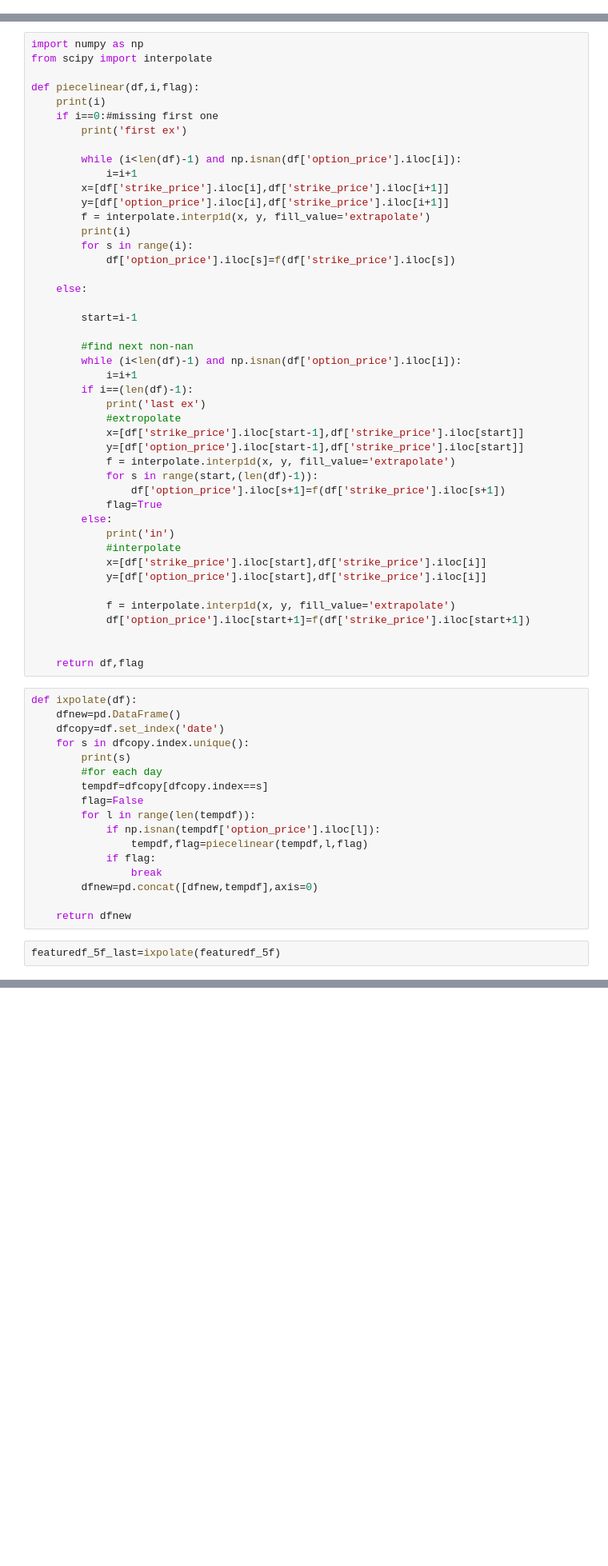
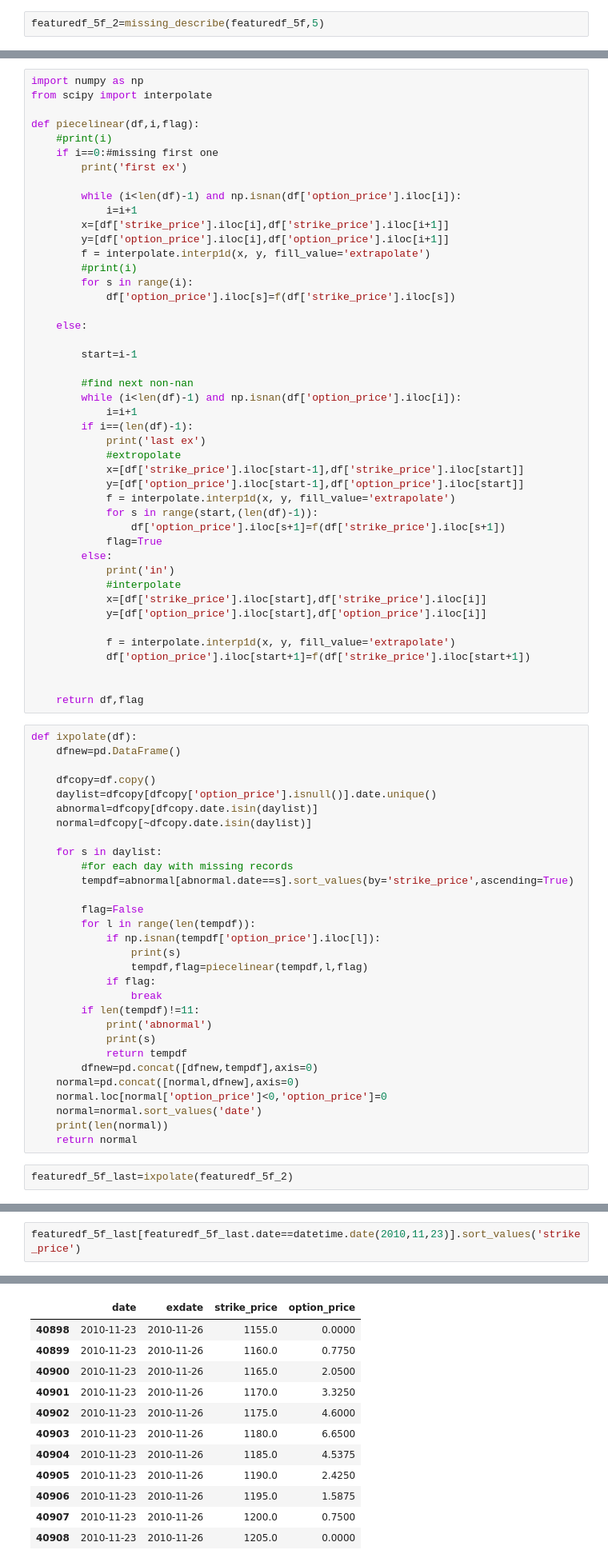
Before and after one commit to spencerljx/Volatility-Prediction, a Jupyter notebook: feature_engine.ipynb, the cells around one changed output, grey strips where cells are left out. Shown at 80% size. Drawn from its saved outputs; the diff is of its cells as text; blank space fills up the shorter version.

```diff
--- a/feature_engine.ipynb
+++ b/feature_engine.ipynb
@@ -184,0 +276,2 @@ the number of missing option price are 27016 in total
+# %%
+featuredf_5f_2=missing_describe(featuredf_5f,5)
@@ -189,16 +318,16 @@ import numpy as np
 from scipy import interpolate
 
 def piecelinear(df,i,flag):
-    print(i)
+    #print(i)
     if i==0:#missing first one
         print('first ex')
 
         while (i<len(df)-1) and np.isnan(df['option_price'].iloc[i]):
             i=i+1
         x=[df['strike_price'].iloc[i],df['strike_price'].iloc[i+1]]
-        y=[df['option_price'].iloc[i],df['strike_price'].iloc[i+1]]
+        y=[df['option_price'].iloc[i],df['option_price'].iloc[i+1]]
         f = interpolate.interp1d(x, y, fill_value='extrapolate')
-        print(i)
+        #print(i)
         for s in range(i):
             df['option_price'].iloc[s]=f(df['strike_price'].iloc[s])
 
@@ -213,7 +342,7 @@ def piecelinear(df,i,flag):
             print('last ex')
             #extropolate
             x=[df['strike_price'].iloc[start-1],df['strike_price'].iloc[start]]
-            y=[df['option_price'].iloc[start-1],df['strike_price'].iloc[start]]
+            y=[df['option_price'].iloc[start-1],df['option_price'].iloc[start]]
             f = interpolate.interp1d(x, y, fill_value='extrapolate')
             for s in range(start,(len(df)-1)):
                 df['option_price'].iloc[s+1]=f(df['strike_price'].iloc[s+1])
@@ -222,7 +351,7 @@ def piecelinear(df,i,flag):
             print('in')
             #interpolate
             x=[df['strike_price'].iloc[start],df['strike_price'].iloc[i]]
-            y=[df['option_price'].iloc[start],df['strike_price'].iloc[i]]
+            y=[df['option_price'].iloc[start],df['option_price'].iloc[i]]
 
             f = interpolate.interp1d(x, y, fill_value='extrapolate')
             df['option_price'].iloc[start+1]=f(df['strike_price'].iloc[start+1])
@@ -232,20 +361,33 @@ def piecelinear(df,i,flag):
 # %%
 def ixpolate(df):
     dfnew=pd.DataFrame()
-    dfcopy=df.set_index('date')
-    for s in dfcopy.index.unique():
-        print(s)
-        #for each day
-        tempdf=dfcopy[dfcopy.index==s]
+
+    dfcopy=df.copy()
+    daylist=dfcopy[dfcopy['option_price'].isnull()].date.unique()
+    abnormal=dfcopy[dfcopy.date.isin(daylist)]
+    normal=dfcopy[~dfcopy.date.isin(daylist)]
+
+    for s in daylist:
+        #for each day with missing records
+        tempdf=abnormal[abnormal.date==s].sort_values(by='strike_price',ascending=True)
+
         flag=False
         for l in range(len(tempdf)):
             if np.isnan(tempdf['option_price'].iloc[l]):
+                print(s)
                 tempdf,flag=piecelinear(tempdf,l,flag)
             if flag:
                 break
+        if len(tempdf)!=11:
+            print('abnormal')
+            print(s)
+            return tempdf
         dfnew=pd.concat([dfnew,tempdf],axis=0)
-
-    return dfnew
+    normal=pd.concat([normal,dfnew],axis=0)
+    normal.loc[normal['option_price']<0,'option_price']=0
+    normal=normal.sort_values('date')
+    print(len(normal))
+    return normal
 # %%
-featuredf_5f_last=ixpolate(featuredf_5f)
+featuredf_5f_last=ixpolate(featuredf_5f_2)
 # %% [output]
@@ -350,0 +411,3 @@ first ex
+# %%
+featuredf_5f_last[featuredf_5f_last.date==datetime.date(2010,11,23)].sort_values('strike_price')
+# %% [output]
@@ -351 +419,13 @@ first ex
+|  | date | exdate | strike_price | option_price |
+| 40898 | 2010-11-23 | 2010-11-26 | 1155.0 | 0.0000 |
+| 40899 | 2010-11-23 | 2010-11-26 | 1160.0 | 0.7750 |
+| 40900 | 2010-11-23 | 2010-11-26 | 1165.0 | 2.0500 |
+| 40901 | 2010-11-23 | 2010-11-26 | 1170.0 | 3.3250 |
+| 40902 | 2010-11-23 | 2010-11-26 | 1175.0 | 4.6000 |
+| 40903 | 2010-11-23 | 2010-11-26 | 1180.0 | 6.6500 |
+| 40904 | 2010-11-23 | 2010-11-26 | 1185.0 | 4.5375 |
+| 40905 | 2010-11-23 | 2010-11-26 | 1190.0 | 2.4250 |
+| 40906 | 2010-11-23 | 2010-11-26 | 1195.0 | 1.5875 |
+| 40907 | 2010-11-23 | 2010-11-26 | 1200.0 | 0.7500 |
+| 40908 | 2010-11-23 | 2010-11-26 | 1205.0 | 0.0000 |
 # %%
```
Also changed, not shown: parts of 34 cells of this notebook.
